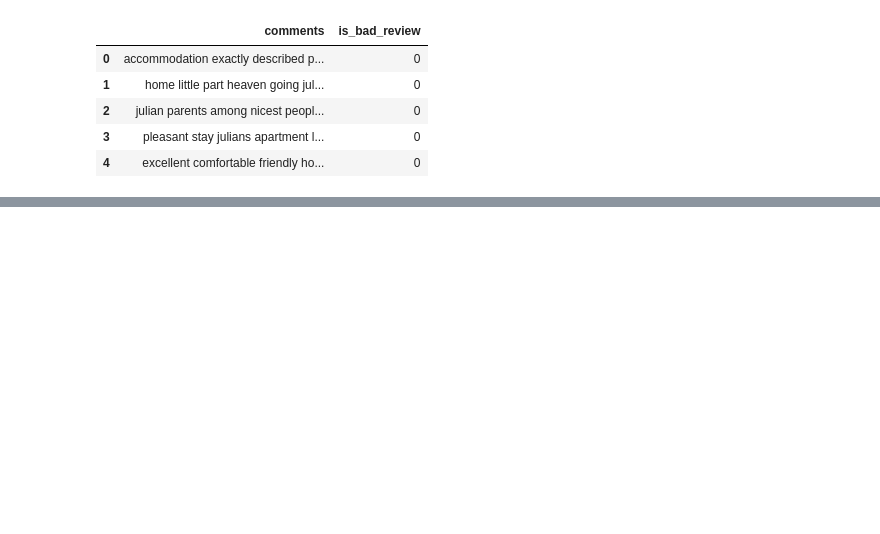
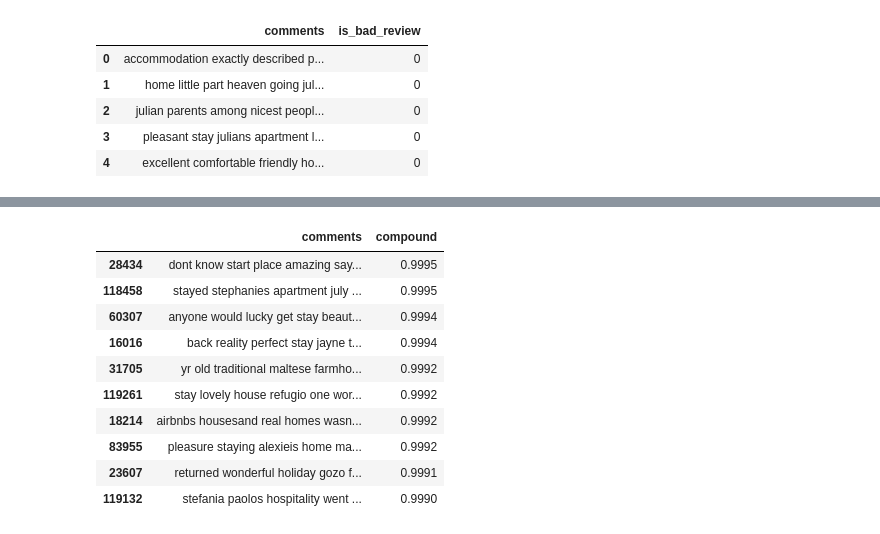
Before and after one commit to dianaionascu15/airbnb-nlp, a Jupyter notebook: airbnb_nlp.ipynb, the cells around one changed output, grey strips where cells are left out. Cells and saved outputs as stored; diff of their text form; code cells hidden in the pictures; blank space fills up the shorter version.

```diff
--- a/airbnb_nlp.ipynb
+++ b/airbnb_nlp.ipynb
@@ -598,0 +652,21 @@ reviews_df.head()
+# %%
+reviews_en = reviews[reviews['language'] == 'en']
+# %%
+reviews_en = pd.merge(reviews_en, listings[['review_scores_rating', 'id']], how = 'left', left_on=  ["listing_id"], right_on = ['id'])
+reviews_en = reviews_en.rename(columns={'id_x' : 'id_review'})
+# %%
+# top positive sentiment reviews (filter more than 5 words)
+pos_review = reviews_en[reviews_en.sentiment_type == 'pos']
+pos_review[pos_review ["words"] >= 5].sort_values('compound', ascending = False)[["comments", "compound"]].head(10)
+# %% [output]
+|  | comments | compound |
+| 28434 | dont know start place amazing say... | 0.9995 |
+| 118458 | stayed stephanies apartment july ... | 0.9995 |
+| 60307 | anyone would lucky get stay beaut... | 0.9994 |
+| 16016 | back reality perfect stay jayne t... | 0.9994 |
+| 31705 | yr old traditional maltese farmho... | 0.9992 |
+| 119261 | stay lovely house refugio one wor... | 0.9992 |
+| 18214 | airbnbs housesand real homes wasn... | 0.9992 |
+| 83955 | pleasure staying alexieis home ma... | 0.9992 |
+| 23607 | returned wonderful holiday gozo f... | 0.9991 |
+| 119132 | stefania paolos hospitality went ... | 0.9990 |
```
Also changed, not shown: parts of 15 cells of this notebook.
